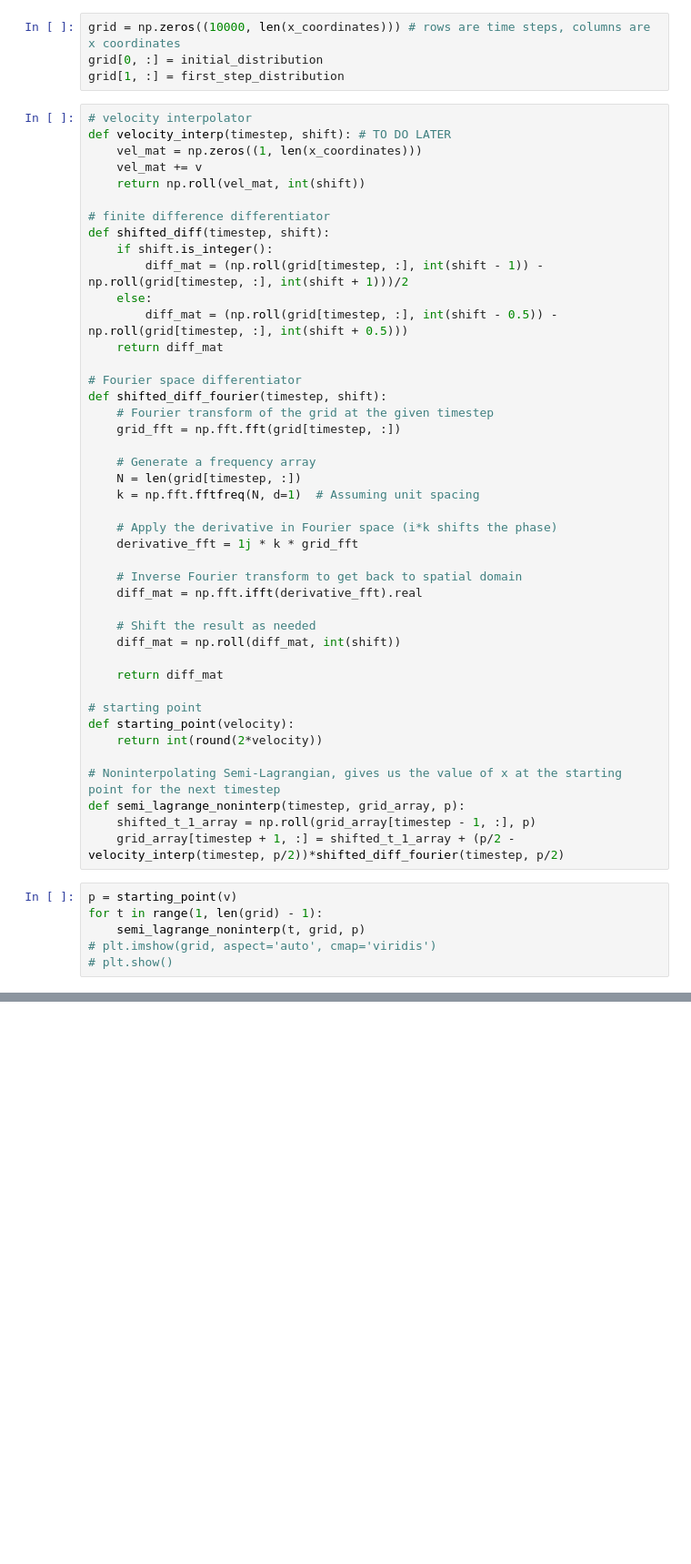
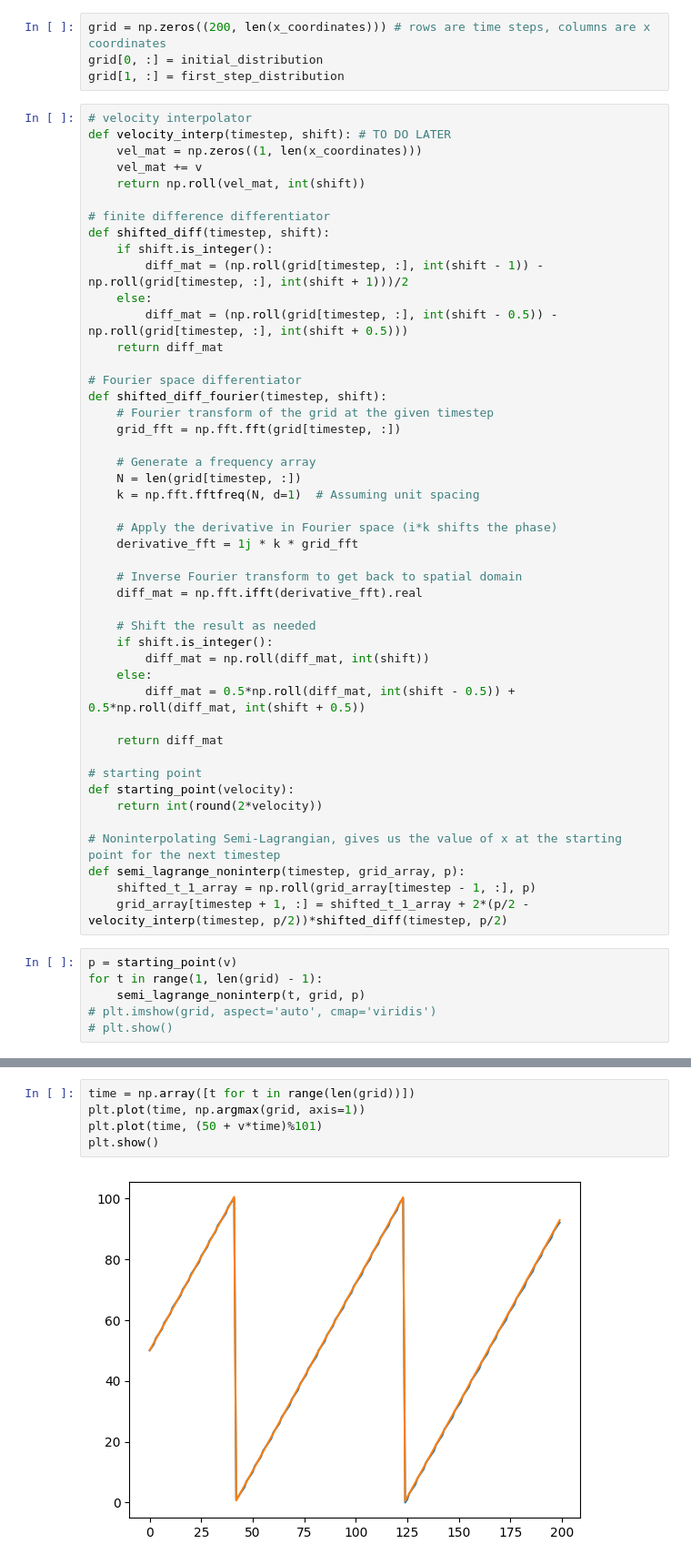
Before and after one commit to atharvanmahajan/Plasma-Physics-Internship, a Jupyter notebook: 1d_noninterp_advec.ipynb, the cells around one changed output, grey strips where cells are left out. Shown at 91% size. Saved outputs shown, nothing was run; the diff lists cells and outputs as text; blank space fills up the shorter version.

```diff
--- a/1d_noninterp_advec.ipynb
+++ b/1d_noninterp_advec.ipynb
@@ -16,7 +16,7 @@ first_step_distribution = np.exp(-((x_coordinates - (v*dt))/10)**2)
 # plt.plot(x_coordinates, initial_distribution)
 # plt.show()
 # %%
-grid = np.zeros((10000, len(x_coordinates))) # rows are time steps, columns are x coordinates
+grid = np.zeros((200, len(x_coordinates))) # rows are time steps, columns are x coordinates
 grid[0, :] = initial_distribution
 grid[1, :] = first_step_distribution
 # %%
@@ -50,7 +50,10 @@ def shifted_diff_fourier(timestep, shift):
     diff_mat = np.fft.ifft(derivative_fft).real
 
     # Shift the result as needed
-    diff_mat = np.roll(diff_mat, int(shift))
+    if shift.is_integer():
+        diff_mat = np.roll(diff_mat, int(shift))
+    else:
+        diff_mat = 0.5*np.roll(diff_mat, int(shift - 0.5)) + 0.5*np.roll(diff_mat, int(shift + 0.5))
 
     return diff_mat
 
@@ -61,7 +64,7 @@ def starting_point(velocity):
 # Noninterpolating Semi-Lagrangian, gives us the value of x at the starting point for the next timestep
 def semi_lagrange_noninterp(timestep, grid_array, p):
     shifted_t_1_array = np.roll(grid_array[timestep - 1, :], p)
-    grid_array[timestep + 1, :] = shifted_t_1_array + (p/2 - velocity_interp(timestep, p/2))*shifted_diff_fourier(timestep, p/2)
+    grid_array[timestep + 1, :] = shifted_t_1_array + 2*(p/2 - velocity_interp(timestep, p/2))*shifted_diff(timestep, p/2)
 # %%
 p = starting_point(v)
 for t in range(1, len(grid) - 1):
@@ -70,0 +76,7 @@ for t in range(1, len(grid) - 1):
+# %%
+time = np.array([t for t in range(len(grid))])
+plt.plot(time, np.argmax(grid, axis=1))
+plt.plot(time, (50 + v*time)%101)
+plt.show()
+# %% [output]
+[figure, added]
```
Also changed, not shown: parts of 4 cells of this notebook, 4 other files.
